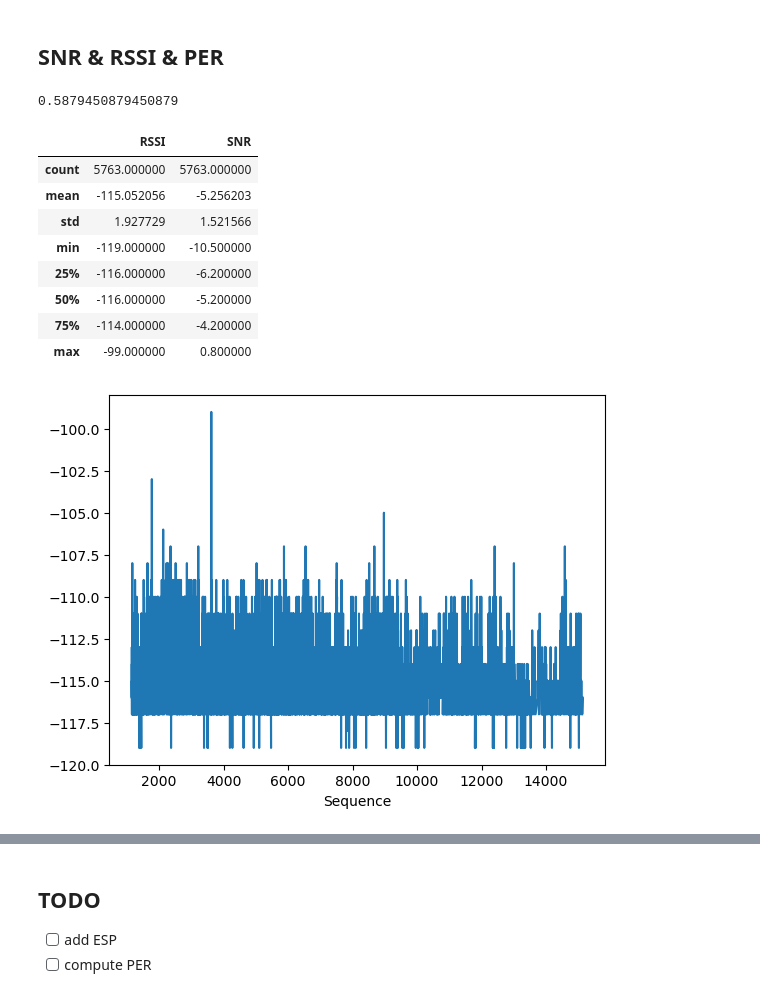
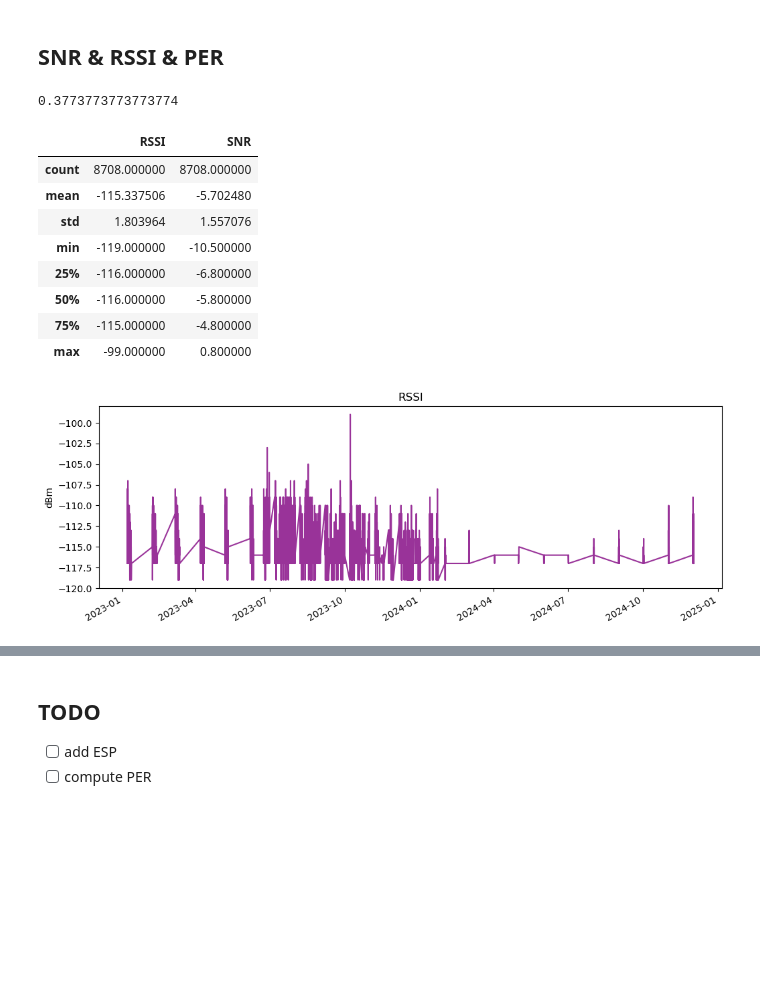
Before and after one commit to CampusIoT/datasets, a Jupyter notebook: SaintEynard/notebooks/refugegouter.ipynb, the cells around one changed output, grey strips where cells are left out. Drawn from its saved outputs; the diff is of its cells as text; code cells hidden in the pictures; blank space fills up the shorter version.

Commit message:
improve x axis in plots

```diff
--- a/SaintEynard/notebooks/refugegouter.ipynb
+++ b/SaintEynard/notebooks/refugegouter.ipynb
@@ -6,15 +6,12 @@
 import matplotlib.pyplot as plt
 import pandas as pd
 # %%
-frames = pd.read_csv('../logs/d1d1e80000000033_refugegouter.csv.gz',sep=';',decimal=',',index_col='Sequence')
+#frames = pd.read_csv('../logs/d1d1e80000000033_refugegouter.csv.gz',sep=';',decimal=',',index_col='Sequence')
+frames = pd.read_csv('../logs/d1d1e80000000033_refugegouter.csv.gz',sep=';',decimal=',')
+# %%
+#frames['fCnt'] = frames.index
+frames['fCnt'] = frames['Sequence']
 # %%
 # convert the datetime column to a pandas datetime object
-frames['Date_Time'] = pd.to_datetime(frames['Date_Time'])
-
-# convert the datetime column to an integer
-frames['timestamp'] = frames['Date_Time'].astype(int)
-
-# divide the resulting integer by the number of nanoseconds in a second
-frames['timestamp'] = frames['timestamp'].div(10**9)
-
-frames.info()
+frames['Date_Time'] = pd.to_datetime(frames['Date Time'])
+frames = frames.sort_values(by=['Date_Time','fCnt'])
@@ -61,16 +37,16 @@ frames
 PER =  (1 - len(frames)/(15137+1-1152));
 PER
 # %% [output]
-0.5879450879450879
+0.3773773773773774
 # %%
 frames[["RSSI", "SNR"]].describe()
 # %% [output]
 |  | RSSI | SNR |
-| count | 5763.000000 | 5763.000000 |
-| mean | -115.052056 | -5.256203 |
-| std | 1.927729 | 1.521566 |
+| count | 8708.000000 | 8708.000000 |
+| mean | -115.337506 | -5.702480 |
+| std | 1.803964 | 1.557076 |
 | min | -119.000000 | -10.500000 |
-| 25% | -116.000000 | -6.200000 |
-| 50% | -116.000000 | -5.200000 |
-| 75% | -114.000000 | -4.200000 |
+| 25% | -116.000000 | -6.800000 |
+| 50% | -116.000000 | -5.800000 |
+| 75% | -115.000000 | -4.800000 |
 | max | -99.000000 | 0.800000 |
@@ -81,6 +53,9 @@ snr = frames["SNR"]
 # %%
-rssi.plot()
+frames.plot(x='Date_Time', y='RSSI', kind='line', rot=30,
+        color='purple', alpha=0.8,
+        legend=None,
+        title='RSSI', xlabel='', ylabel='dBm', fontsize=10, figsize=(12,4));
 plt.show()
 # %% [output]
-[figure, old version]
+[figure, new version]
 # %%
```
Also changed, not shown: parts of 12 cells of this notebook.
